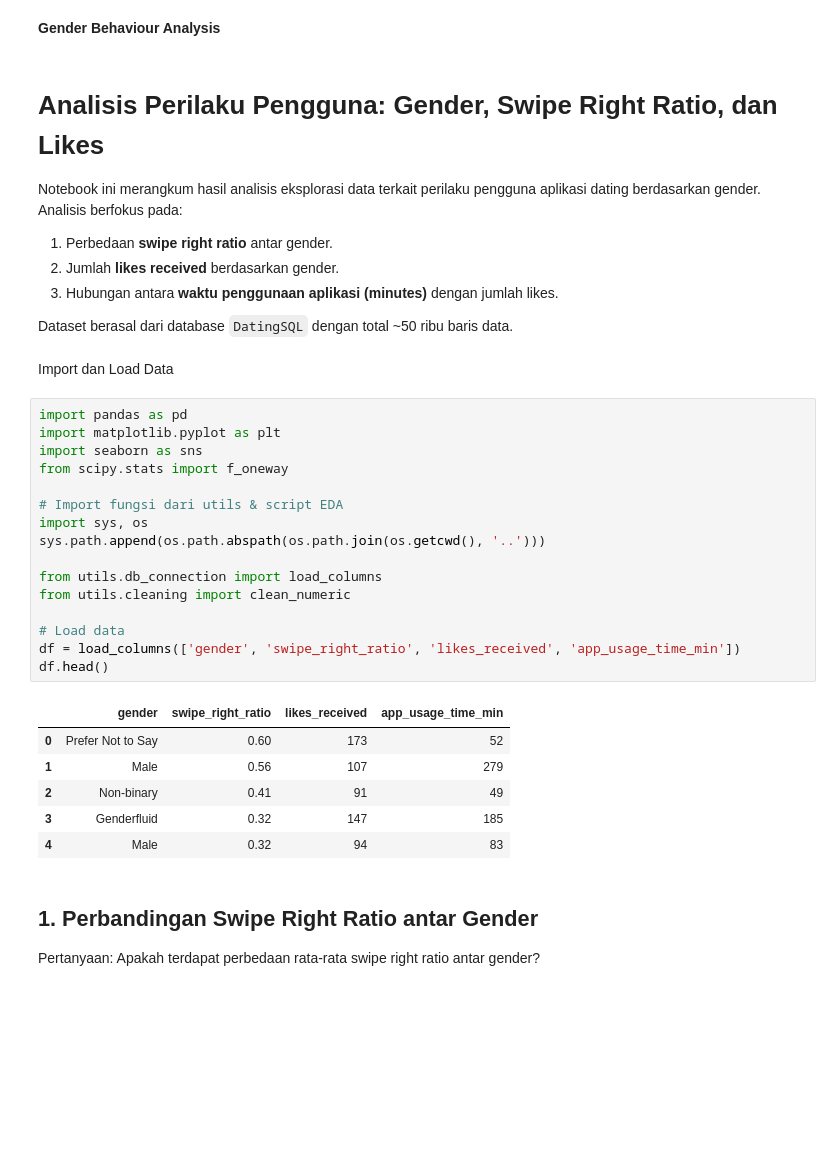
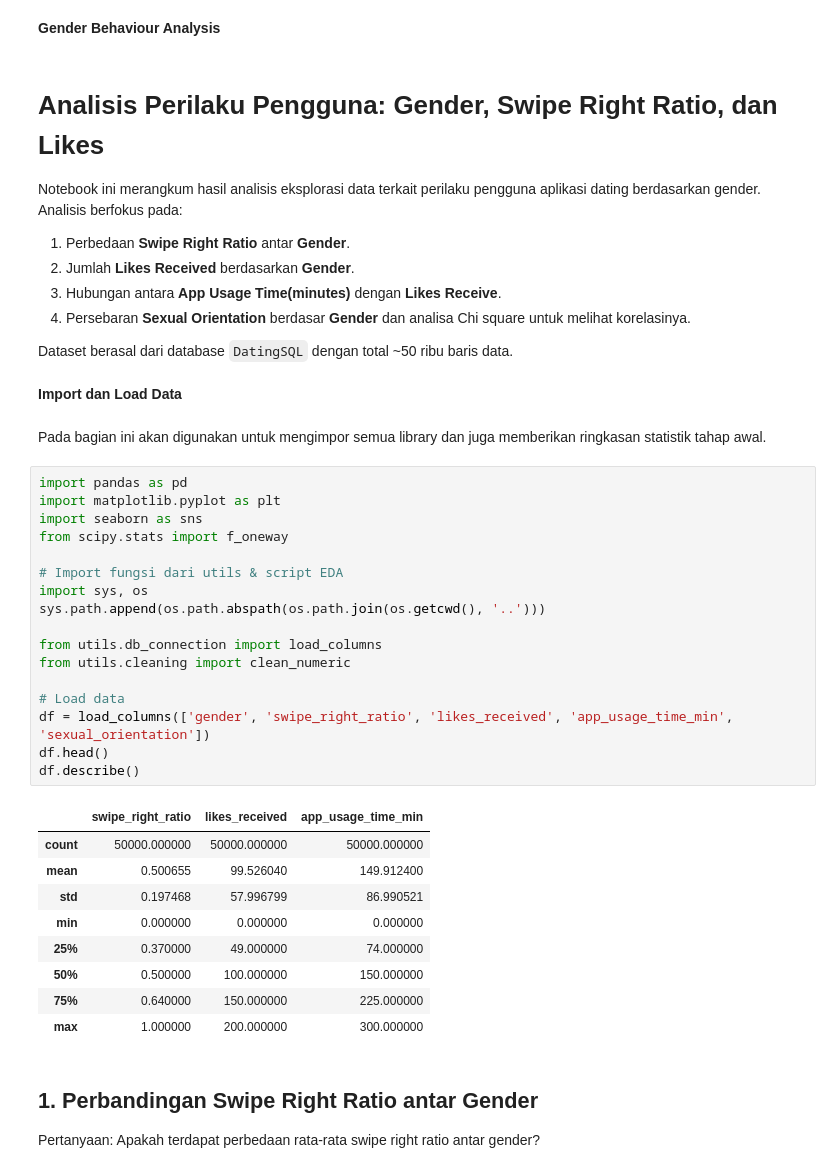
Before and after one commit to Toughfiq/DSPy, a Jupyter notebook: EDA/Gender_Insights.ipynb, the cells around one changed output. Drawn from its saved outputs; the diff is of its cells as text; blank space fills up the shorter version.

```diff
--- a/EDA/Gender_Insights.ipynb
+++ b/EDA/Gender_Insights.ipynb
@@ -6,36 +6,44 @@
 Notebook ini merangkum hasil analisis eksplorasi data terkait perilaku pengguna aplikasi
 dating berdasarkan gender. Analisis berfokus pada:
 
-1. Perbedaan **swipe right ratio** antar gender.
-2. Jumlah **likes received** berdasarkan gender.
-3. Hubungan antara **waktu penggunaan aplikasi (minutes)** dengan jumlah likes.
+1. Perbedaan **Swipe Right Ratio** antar **Gender**.
+2. Jumlah **Likes Received** berdasarkan **Gender**.
+3. Hubungan antara **App Usage Time(minutes)** dengan **Likes Receive**.
+4. Persebaran **Sexual Orientation** berdasar **Gender** dan analisa Chi square untuk melihat korelasinya.
 
 Dataset berasal dari database `DatingSQL` dengan total ~50 ribu baris data.
 # %% [markdown]
-Import dan Load Data
+**Import dan Load Data**
+# %% [markdown]
+
+Pada bagian ini akan digunakan untuk mengimpor semua library dan juga memberikan ringkasan statistik tahap awal.
 # %%
 import pandas as pd
 import matplotlib.pyplot as plt
 import seaborn as sns
 from scipy.stats import f_oneway
 
 # Import fungsi dari utils & script EDA
 import sys, os
 sys.path.append(os.path.abspath(os.path.join(os.getcwd(), '..')))
 
 from utils.db_connection import load_columns
 from utils.cleaning import clean_numeric
 
 # Load data
-df = load_columns(['gender', 'swipe_right_ratio', 'likes_received', 'app_usage_time_min'])
+df = load_columns(['gender', 'swipe_right_ratio', 'likes_received', 'app_usage_time_min', 'sexual_orientation'])
 df.head()
+df.describe()
 # %% [output]
-|  | gender | swipe_right_ratio | likes_received | app_usage_time_min |
-| 0 | Prefer Not to Say | 0.60 | 173 | 52 |
-| 1 | Male | 0.56 | 107 | 279 |
-| 2 | Non-binary | 0.41 | 91 | 49 |
-| 3 | Genderfluid | 0.32 | 147 | 185 |
-| 4 | Male | 0.32 | 94 | 83 |
+|  | swipe_right_ratio | likes_received | app_usage_time_min |
+| count | 50000.000000 | 50000.000000 | 50000.000000 |
+| mean | 0.500655 | 99.526040 | 149.912400 |
+| std | 0.197468 | 57.996799 | 86.990521 |
+| min | 0.000000 | 0.000000 | 0.000000 |
+| 25% | 0.370000 | 49.000000 | 74.000000 |
+| 50% | 0.500000 | 100.000000 | 150.000000 |
+| 75% | 0.640000 | 150.000000 | 225.000000 |
+| max | 1.000000 | 200.000000 | 300.000000 |
 # %% [markdown]
 ## 1. Perbandingan Swipe Right Ratio antar Gender
 
```
Also changed, not shown: parts of 1 cell of this notebook, 2 other files.
